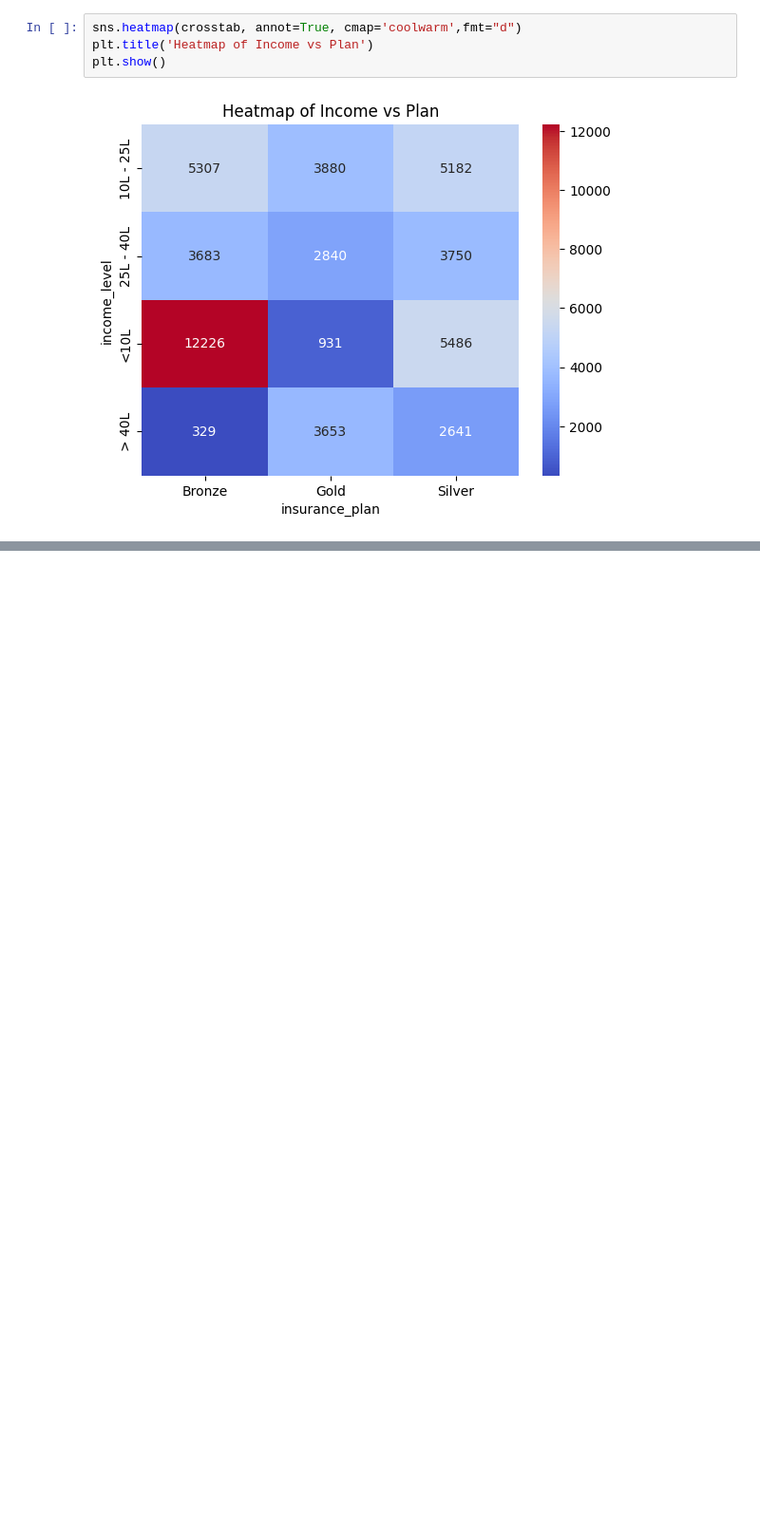
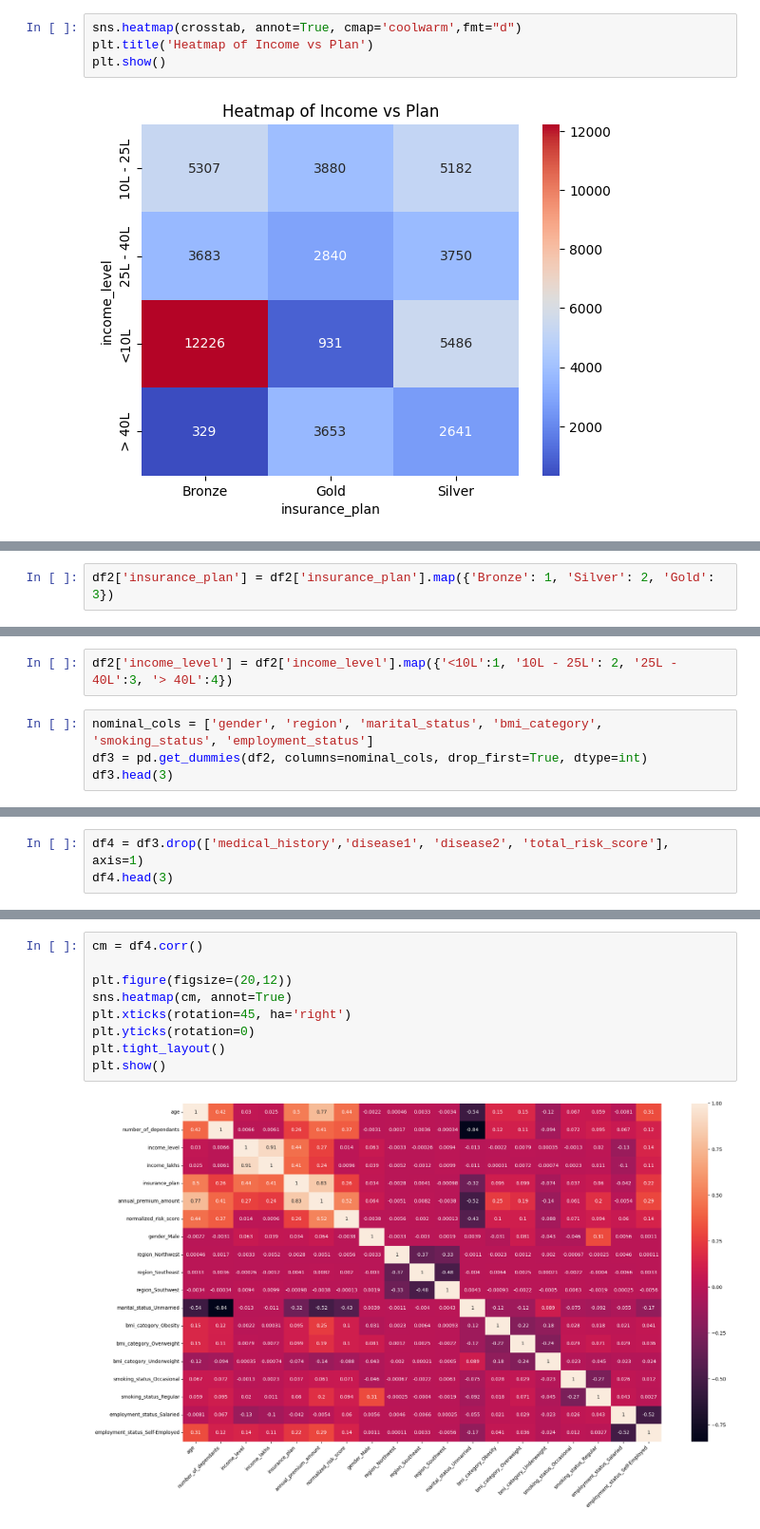
Before and after one commit to Abi27052000/HealthCare-Premium-Prediction, a Jupyter notebook: healthcare_premium_prediction.ipynb, the cells around one changed output, grey strips where cells are left out. Shown at 95% size. Cells and saved outputs as stored; diff of their text form; blank space fills up the shorter version.

```diff
--- a/healthcare_premium_prediction.ipynb
+++ b/healthcare_premium_prediction.ipynb
@@ -340,0 +384,2 @@ plt.show()
+# %%
+df2['insurance_plan'] = df2['insurance_plan'].map({'Bronze': 1, 'Silver': 2, 'Gold': 3})
@@ -340,0 +390,6 @@ plt.show()
+# %%
+df2['income_level'] = df2['income_level'].map({'<10L':1, '10L - 25L': 2, '25L - 40L':3, '> 40L':4})
+# %%
+nominal_cols = ['gender', 'region', 'marital_status', 'bmi_category', 'smoking_status', 'employment_status']
+df3 = pd.get_dummies(df2, columns=nominal_cols, drop_first=True, dtype=int)
+df3.head(3)
@@ -340,0 +424,3 @@ plt.show()
+# %%
+df4 = df3.drop(['medical_history','disease1', 'disease2', 'total_risk_score'], axis=1)
+df4.head(3)
@@ -340,0 +445,11 @@ plt.show()
+# %%
+cm = df4.corr()
+
+plt.figure(figsize=(20,12))
+sns.heatmap(cm, annot=True)
+plt.xticks(rotation=45, ha='right')
+plt.yticks(rotation=0)
+plt.tight_layout()
+plt.show()
+# %% [output]
+[figure, added]
```
Also changed, not shown: parts of 17 cells of this notebook.
